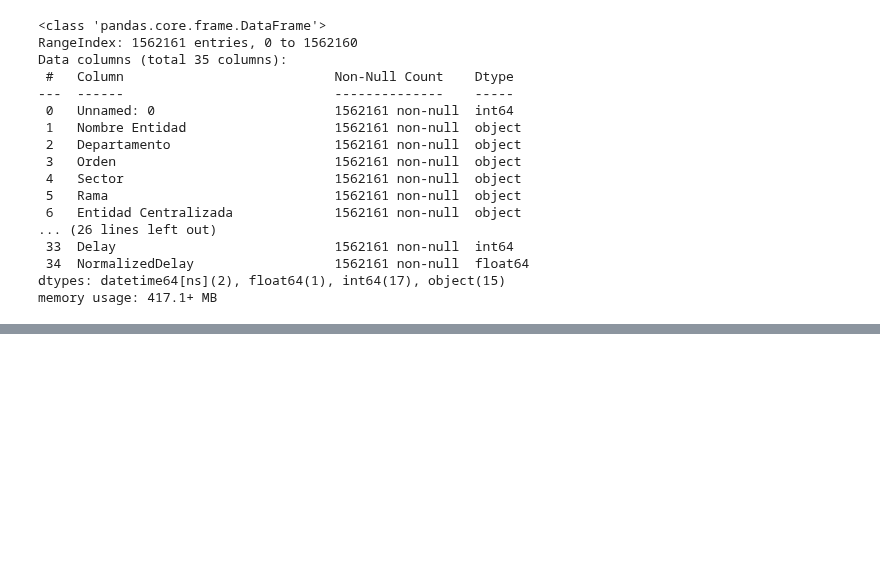
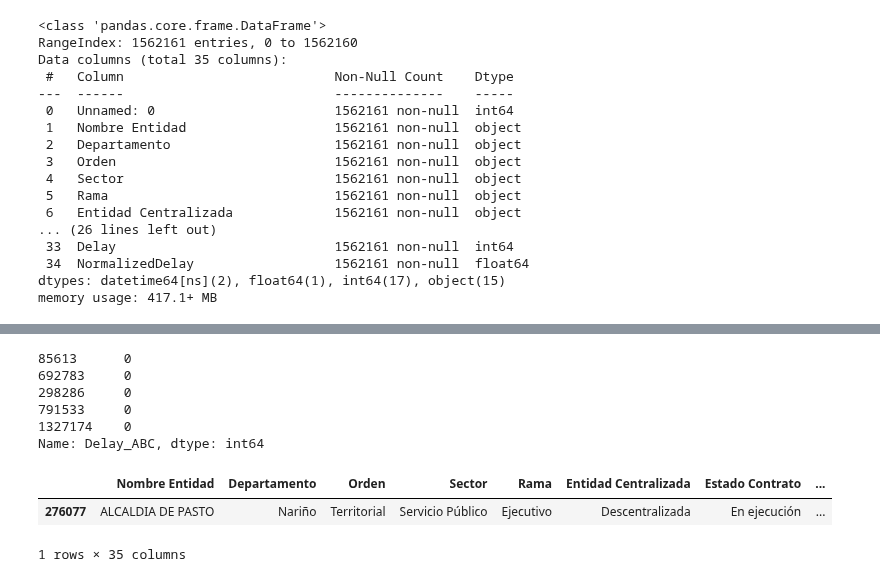
Before and after one commit to lumariaap15/secop-ds4a, a Jupyter notebook: delay_ranges.ipynb, the cells around one changed output, grey strips where cells are left out. Cells and saved outputs as stored; diff of their text form; code cells hidden in the pictures; blank space fills up the shorter version.

```diff
--- a/delay_ranges.ipynb
+++ b/delay_ranges.ipynb
@@ -92,0 +153,9 @@ df2
+# %%
+df['Delay_ABC'].sample(5)
+# %% [output]
+85613      0
+692783     0
+298286     0
+791533     0
+1327174    0
+Name: Delay_ABC, dtype: int64
@@ -92,0 +166,6 @@ df2
+# %%
+df[df.Delay_ABC==0].sample()
+# %% [output]
+|  | Nombre Entidad | Departamento | Orden | Sector | Rama | Entidad Centralizada | Estado Contrato | ... |
+| 276077 | ALCALDIA DE PASTO | Nariño | Territorial | Servicio Público | Ejecutivo | Descentralizada | En ejecución | ... |
+1 rows × 35 columns
```
Also changed, not shown: parts of 28 cells of this notebook.
